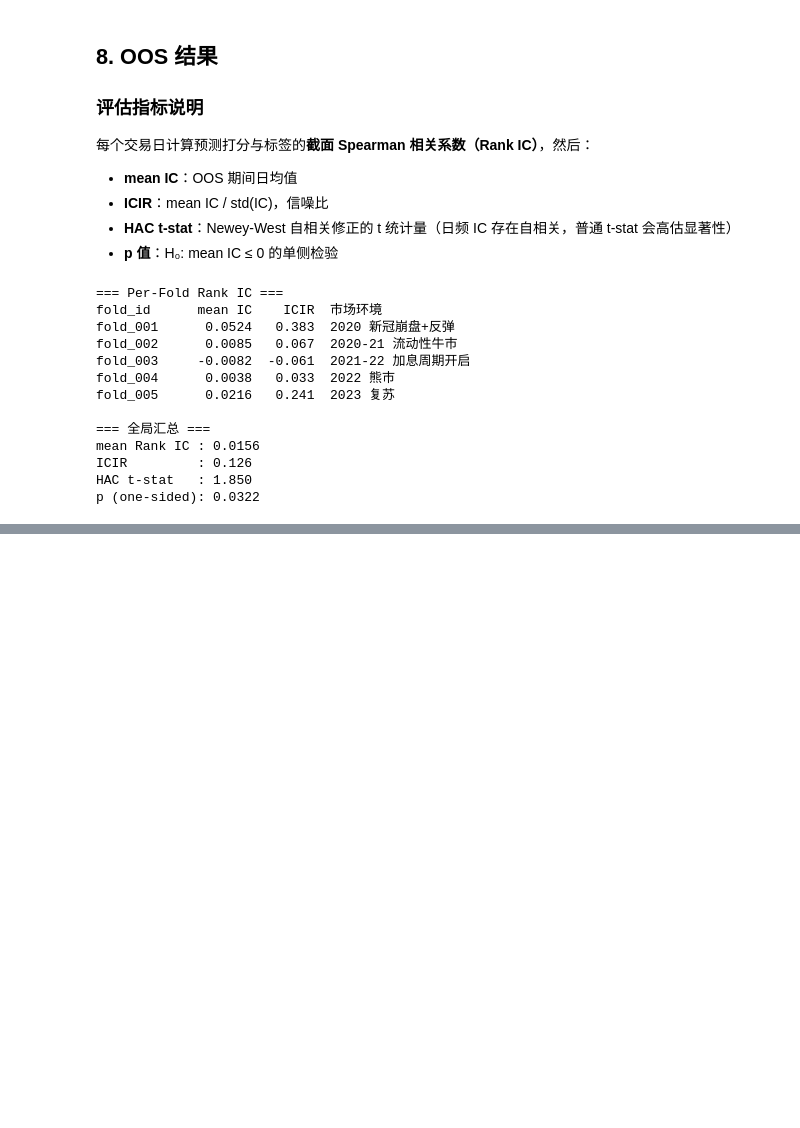
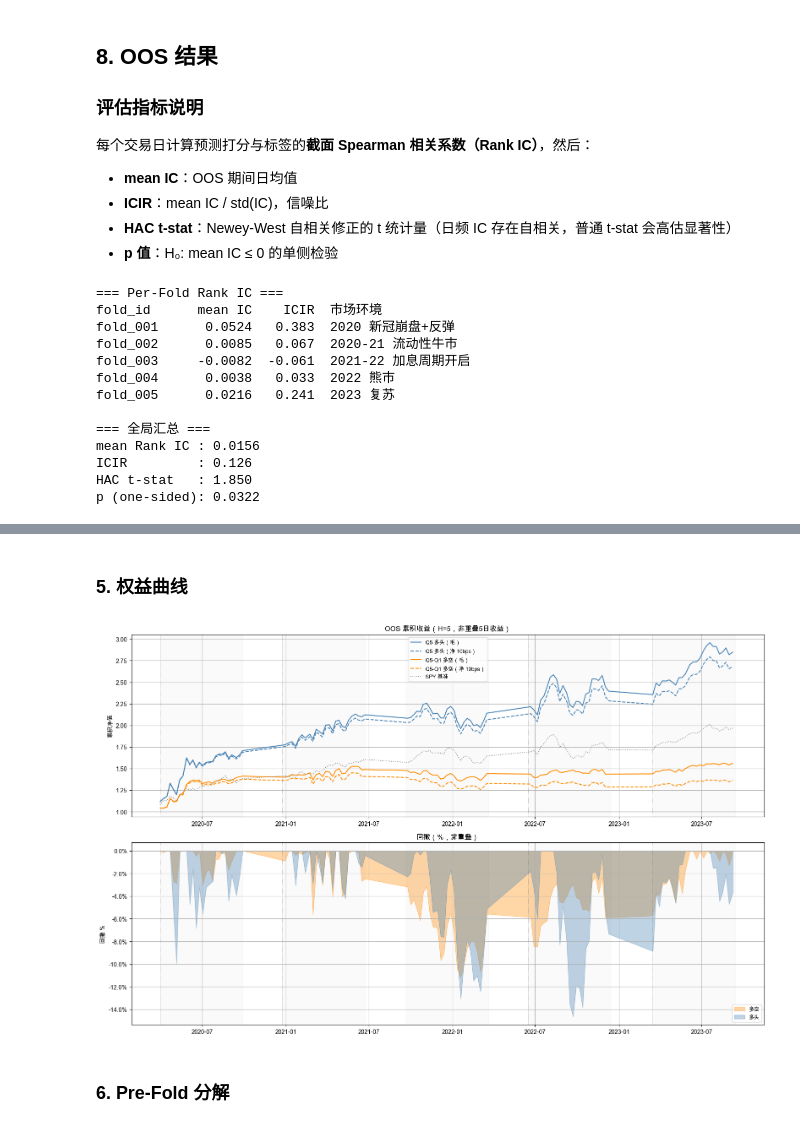
Before and after one commit to kelesit/Invest, a Jupyter notebook: sp500_relative_alpha/research_v3_presentation.ipynb, the cells around one changed output, grey strips where cells are left out. Drawn from its saved outputs; the diff is of its cells as text; code cells hidden in the pictures; blank space fills up the shorter version.

```diff
--- a/sp500_relative_alpha/research_v3_presentation.ipynb
+++ b/sp500_relative_alpha/research_v3_presentation.ipynb
@@ -409,0 +676,58 @@ plt.show()
+# %% [markdown]
+### 5. 权益曲线
+# %%
+import matplotlib.ticker as mticker
+
+# 非重叠5日收益，修正cost计算（无/2）
+cost_10bps_ls   = (to_long + to_short) * 10 / 10000
+cost_10bps_long = to_long * 10 / 10000
+
+non_overlap_long     = port["long_ret"].iloc[::HORIZON]
+non_overlap_ls       = port["ls_ret"].iloc[::HORIZON]
+non_overlap_net_ls   = (port["ls_ret"]   - cost_10bps_ls).iloc[::HORIZON]
+non_overlap_net_long = (port["long_ret"] - cost_10bps_long).iloc[::HORIZON]
+non_overlap_bm       = port["benchmark_ret"].iloc[::HORIZON]
+
+cumret_long     = (1 + non_overlap_long).cumprod()
+cumret_ls       = (1 + non_overlap_ls).cumprod()
+cumret_net_ls   = (1 + non_overlap_net_ls).cumprod()
+cumret_net_long = (1 + non_overlap_net_long).cumprod()
+cumret_bm       = (1 + non_overlap_bm).cumprod()
+
+fig, axes = plt.subplots(2, 1, figsize=(16, 10))
+
+ax = axes[0]
+ax.plot(cumret_long.index,     cumret_long,     label="Q5 多头（毛）",         color="steelblue",   lw=1.5)
+ax.plot(cumret_net_long.index, cumret_net_long, label="Q5 多头（净 10bps）",   color="steelblue",   lw=1.5, linestyle="--")
+ax.plot(cumret_ls.index,       cumret_ls,       label="Q5-Q1 多空（毛）",       color="darkorange",  lw=1.5)
+ax.plot(cumret_net_ls.index,   cumret_net_ls,   label="Q5-Q1 多空（净 10bps）", color="darkorange",  lw=1.5, linestyle="--")
+ax.plot(cumret_bm.index,       cumret_bm,       label="SPY 基准",               color="gray",        lw=1.2, linestyle=":")
+ax.axhline(1, color="k", lw=0.8)
+ax.set_title("OOS 累积收益（H=5，非重叠5日收益）", fontsize=12)
+ax.set_ylabel("累积净值")
+ax.legend(fontsize=9)
+
+for f in folds:
+    ax.axvspan(f.test_start, f.test_end, alpha=0.04, color="gray")
+    ax.axvline(f.test_start, color="gray", lw=0.5, linestyle=":")
+
+ax2 = axes[1]
+dd_ls   = 1 - cumret_ls   / cumret_ls.cummax()
+dd_long = 1 - cumret_long / cumret_long.cummax()
+ax2.fill_between(dd_ls.index,   -dd_ls   * 100, 0, alpha=0.35, color="darkorange", label="多空")
+ax2.fill_between(dd_long.index, -dd_long * 100, 0, alpha=0.35, color="steelblue",  label="多头")
+ax2.set_title("回撤（%，非重叠）", fontsize=12)
+ax2.set_ylabel("回撤 %")
+ax2.legend(fontsize=9)
+ax2.yaxis.set_major_formatter(mticker.FormatStrFormatter("%.1f%%"))
+
+for f in folds:
+    ax2.axvspan(f.test_start, f.test_end, alpha=0.04, color="gray")
+    ax2.axvline(f.test_start, color="gray", lw=0.5, linestyle=":")
+
+plt.tight_layout()
+plt.show()
+# %% [output]
+[figure, added]
+# %% [markdown]
+### 6. Pre-Fold 分解
```
Also changed, not shown: parts of 20 cells of this notebook, 2 other files.
